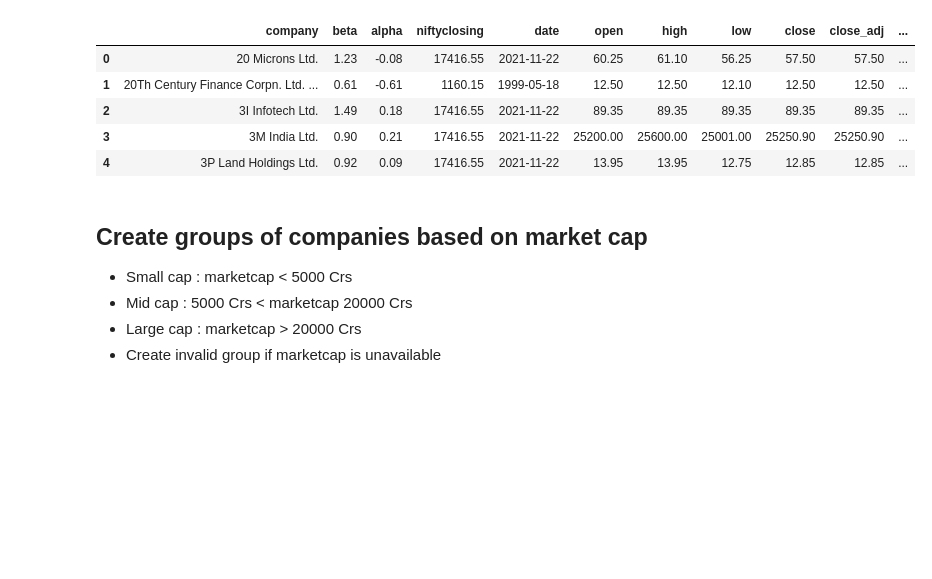
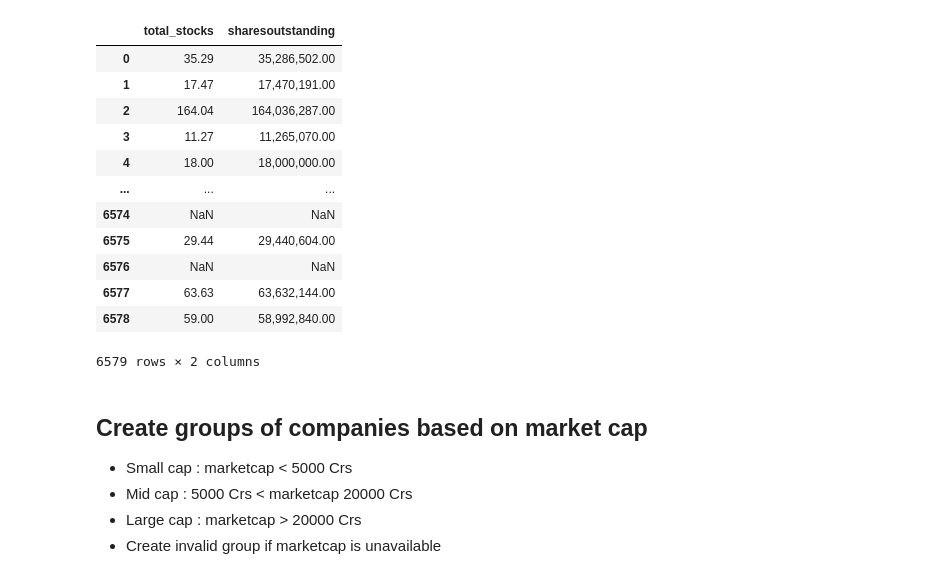
Before and after one commit to revendrat/Programming-for-Analytics--MPBA-G507, a Jupyter notebook: Python/Operations on Data/02 Pandas/03 Pandas Operations on Tabular Data.ipynb, the cells around one changed output. Cells and saved outputs as stored; diff of their text form; code cells hidden in the pictures; blank space fills up the shorter version.

```diff
--- a/Python/Operations on Data/02 Pandas/03 Pandas Operations on Tabular Data.ipynb
+++ b/Python/Operations on Data/02 Pandas/03 Pandas Operations on Tabular Data.ipynb
@@ -38,15 +38,22 @@ nse_data.head()
 # %%
 # Calculate total number of shares using market cap divided by closing price
 # Note: athematical operators (+, -, \*, /) or logical operators (<, >, =,...) work element wise.
 nse_data["total_stocks"] = (nse_data["marketcap"])/(nse_data["close_adj"])
-nse_data.head()
+nse_data[{'sharesoutstanding', 'total_stocks'}]
 # %% [output]
-|  | company | beta | alpha | niftyclosing | date | open | high | low | close | close_adj | ... |
-| 0 | 20 Microns Ltd. | 1.23 | -0.08 | 17416.55 | 2021-11-22 | 60.25 | 61.10 | 56.25 | 57.50 | 57.50 | ... |
-| 1 | 20Th Century Finance Corpn. Ltd. ... | 0.61 | -0.61 | 1160.15 | 1999-05-18 | 12.50 | 12.50 | 12.10 | 12.50 | 12.50 | ... |
-| 2 | 3I Infotech Ltd. | 1.49 | 0.18 | 17416.55 | 2021-11-22 | 89.35 | 89.35 | 89.35 | 89.35 | 89.35 | ... |
-| 3 | 3M India Ltd. | 0.90 | 0.21 | 17416.55 | 2021-11-22 | 25200.00 | 25600.00 | 25001.00 | 25250.90 | 25250.90 | ... |
-| 4 | 3P Land Holdings Ltd. | 0.92 | 0.09 | 17416.55 | 2021-11-22 | 13.95 | 13.95 | 12.75 | 12.85 | 12.85 | ... |
+|  | total_stocks | sharesoutstanding |
+| 0 | 35.29 | 35,286,502.00 |
+| 1 | 17.47 | 17,470,191.00 |
+| 2 | 164.04 | 164,036,287.00 |
+| 3 | 11.27 | 11,265,070.00 |
+| 4 | 18.00 | 18,000,000.00 |
+| ... | ... | ... |
+| 6574 | NaN | NaN |
+| 6575 | 29.44 | 29,440,604.00 |
+| 6576 | NaN | NaN |
+| 6577 | 63.63 | 63,632,144.00 |
+| 6578 | 59.00 | 58,992,840.00 |
+6579 rows × 2 columns
 # %% [markdown]
 ## Create groups of companies based on market cap
 * Small cap : marketcap < 5000 Crs
```
Also changed, not shown: parts of 10 cells of this notebook, 13 other files.
